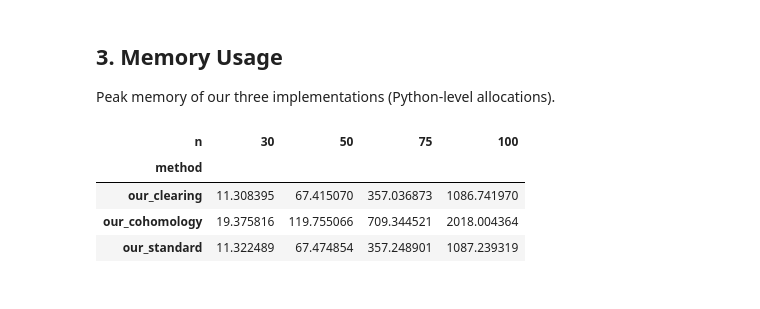
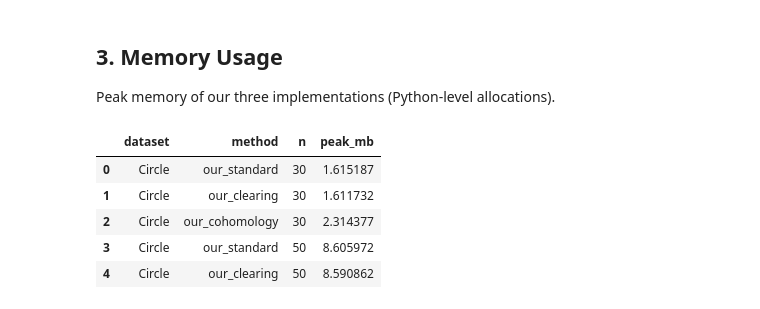
Before and after one commit to royaballo/persistent-homology, a Jupyter notebook: notebooks/benchmark_analysis.ipynb, the cells around one changed output. Drawn from its saved outputs; the diff is of its cells as text; code cells hidden in the pictures.

```diff
--- a/notebooks/benchmark_analysis.ipynb
+++ b/notebooks/benchmark_analysis.ipynb
@@ -55,12 +56,12 @@ Saved -> ../figures/loglog_circle.png
 Peak memory of our three implementations (Python-level allocations).
 # %%
 mem_df = pd.read_csv(f'{RESULTS}/memory_usage.csv')
-mem_table = mem_df.pivot(index='method', columns='n',
-                         values='peak_mb')
-mem_table
+exp_mem_df = pd.read_csv(f'{RESULTS}/scaling_exponents_memory.csv')
+mem_df.head()
 # %% [output]
-| n | 30 | 50 | 75 | 100 |
-| method |  |  |  |  |
-| our_clearing | 11.308395 | 67.415070 | 357.036873 | 1086.741970 |
-| our_cohomology | 19.375816 | 119.755066 | 709.344521 | 2018.004364 |
-| our_standard | 11.322489 | 67.474854 | 357.248901 | 1087.239319 |
+|  | dataset | method | n | peak_mb |
+| 0 | Circle | our_standard | 30 | 1.615187 |
+| 1 | Circle | our_clearing | 30 | 1.611732 |
+| 2 | Circle | our_cohomology | 30 | 2.314377 |
+| 3 | Circle | our_standard | 50 | 8.605972 |
+| 4 | Circle | our_clearing | 50 | 8.590862 |
```
Also changed, not shown: parts of 12 cells of this notebook, 10 other files.
